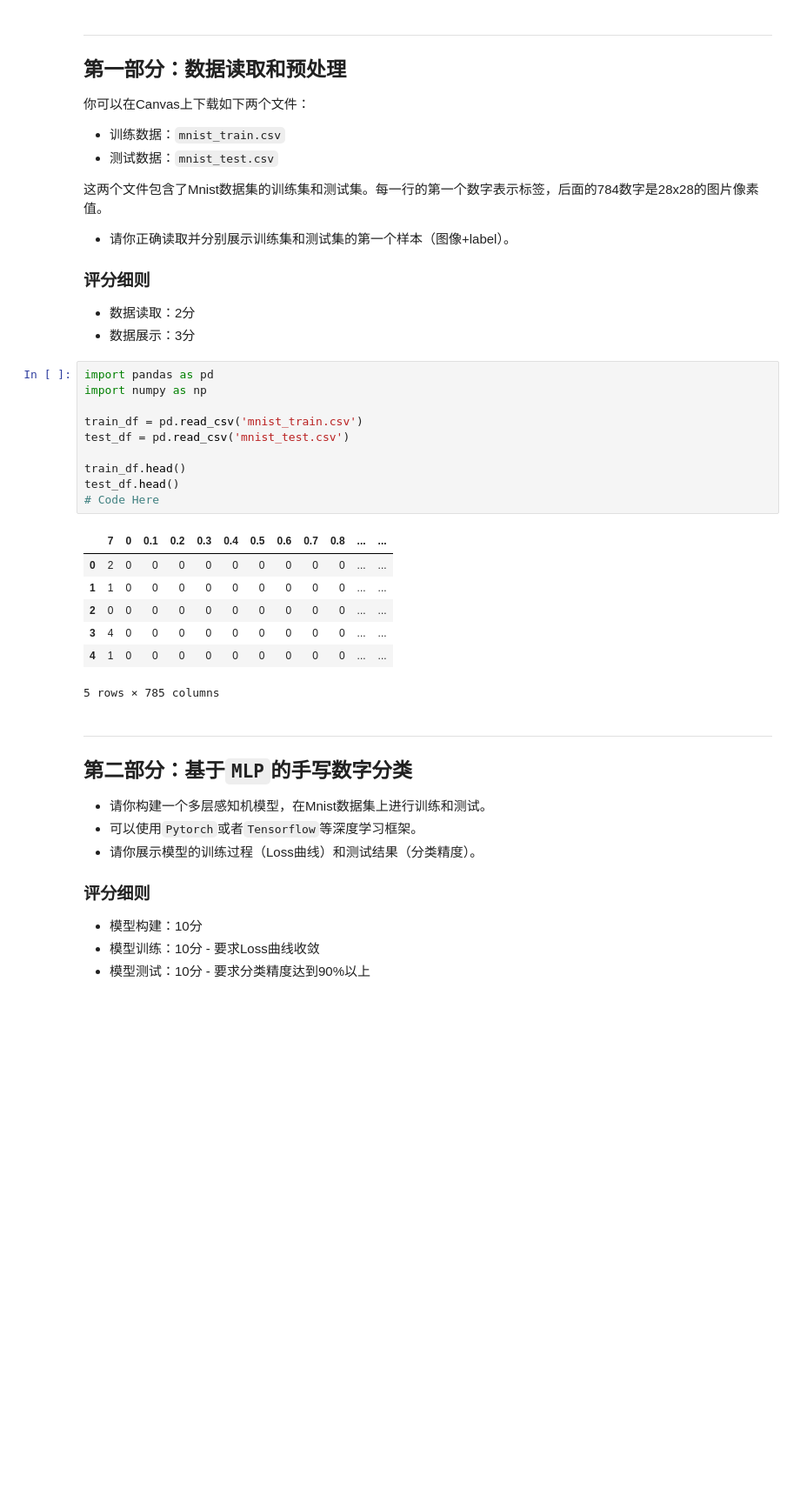
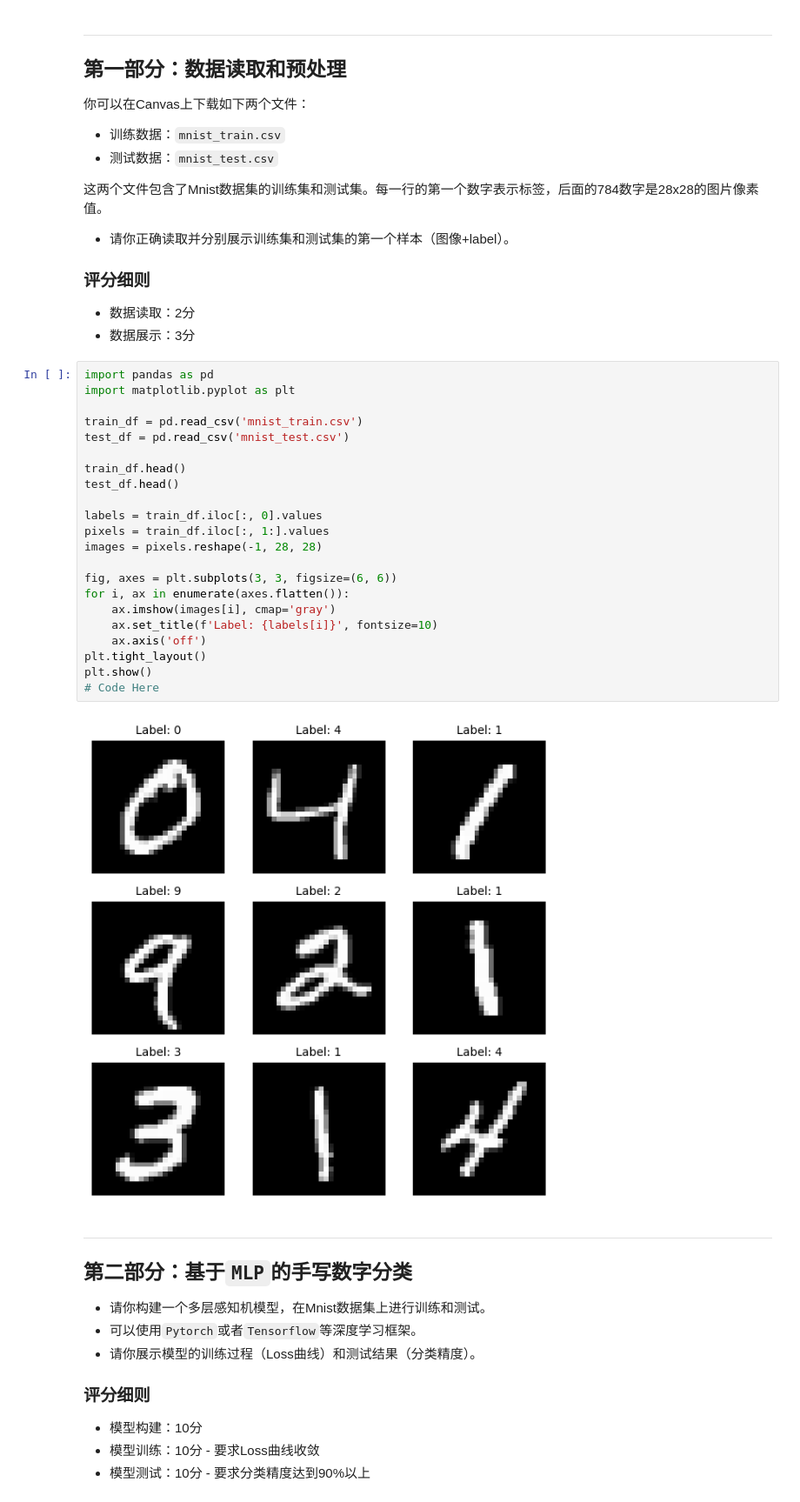
Before and after one commit to Re-Lyz/AI4701, a Jupyter notebook: assignment 3/Spring25_CV_ug_HW3_2.ipynb, the cells around one changed output. Shown at 87% size. Drawn from its saved outputs; the diff is of its cells as text; blank space fills up the shorter version.

```diff
--- a/assignment 3/Spring25_CV_ug_HW3_2.ipynb
+++ b/assignment 3/Spring25_CV_ug_HW3_2.ipynb
@@ -27,24 +27,30 @@
 ### 评分细则
 - 数据读取：2分
 - 数据展示：3分
-# %%
-import pandas as pd
-import numpy as np
-
-train_df = pd.read_csv('mnist_train.csv')
-test_df = pd.read_csv('mnist_test.csv')
-
-train_df.head()
-test_df.head()
-# Code Here
-# %% [output]
-|  | 7 | 0 | 0.1 | 0.2 | 0.3 | 0.4 | 0.5 | 0.6 | 0.7 | 0.8 | ... | ... |
-| 0 | 2 | 0 | 0 | 0 | 0 | 0 | 0 | 0 | 0 | 0 | ... | ... |
-| 1 | 1 | 0 | 0 | 0 | 0 | 0 | 0 | 0 | 0 | 0 | ... | ... |
-| 2 | 0 | 0 | 0 | 0 | 0 | 0 | 0 | 0 | 0 | 0 | ... | ... |
-| 3 | 4 | 0 | 0 | 0 | 0 | 0 | 0 | 0 | 0 | 0 | ... | ... |
-| 4 | 1 | 0 | 0 | 0 | 0 | 0 | 0 | 0 | 0 | 0 | ... | ... |
-5 rows × 785 columns
+# %%
+import pandas as pd
+import matplotlib.pyplot as plt
+
+train_df = pd.read_csv('mnist_train.csv')
+test_df = pd.read_csv('mnist_test.csv')
+
+train_df.head()
+test_df.head()
+
+labels = train_df.iloc[:, 0].values
+pixels = train_df.iloc[:, 1:].values
+images = pixels.reshape(-1, 28, 28)
+
+fig, axes = plt.subplots(3, 3, figsize=(6, 6))
+for i, ax in enumerate(axes.flatten()):
+    ax.imshow(images[i], cmap='gray')
+    ax.set_title(f'Label: {labels[i]}', fontsize=10)
+    ax.axis('off')
+plt.tight_layout()
+plt.show()
+# Code Here
+# %% [output]
+[figure, added]
 # %% [markdown]
 ---
 ## 第二部分：基于`MLP`的手写数字分类
```
Also changed, not shown: parts of 6 cells of this notebook, 8 other files.
